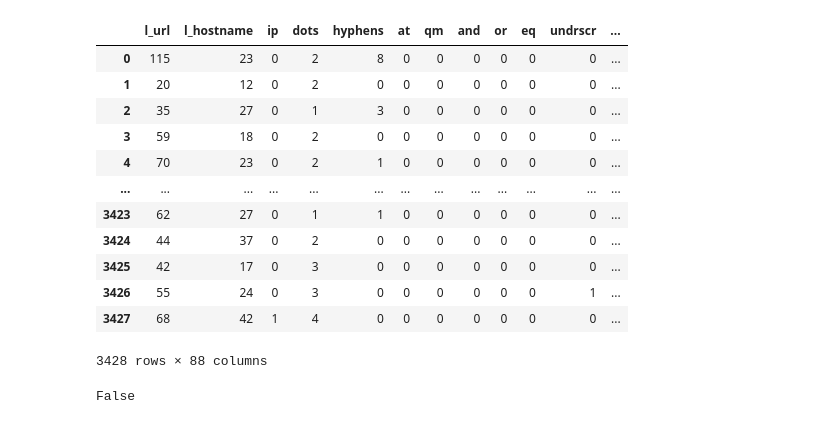
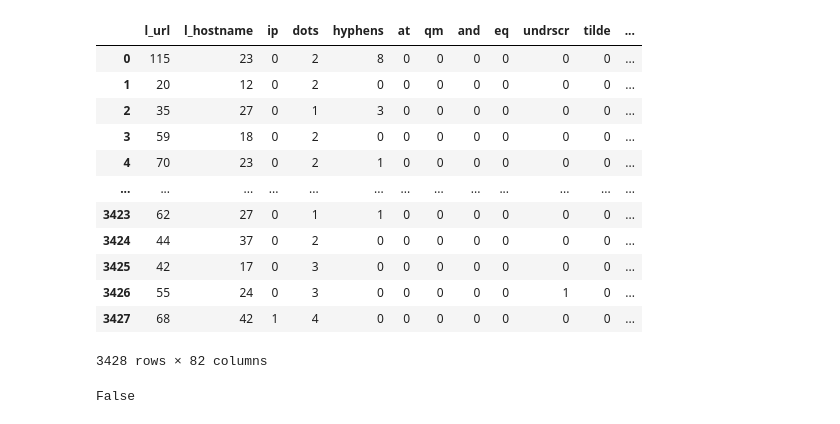
Before and after one commit to AmeerEleyan/ML-Projects, a Jupyter notebook: Project_2/COMP4388_SecondProject_1191076_1190478.ipynb, the cells around one changed output. Saved outputs shown, nothing was run; the diff lists cells and outputs as text; code cells hidden in the pictures.

```diff
--- a/Project_2/Project_2.ipynb
+++ b/Project_2/COMP4388_SecondProject_1191076_1190478.ipynb
@@ -72,8 +74,8 @@ training_data_set.loc[(training_data_set!=0).any(axis=1)]
 # %%
 #delete rows with zero values(testing_data_set)
-testing_data_set.loc[(testing_data_set!=0).any(axis=1)]
+testing_data_set[testing_data_set.columns[(testing_data_set!=0).any(axis = 0)]]
 # %% [output]
-|  | l_url | l_hostname | ip | dots | hyphens | at | qm | and | or | eq | undrscr | ... |
+|  | l_url | l_hostname | ip | dots | hyphens | at | qm | and | eq | undrscr | tilde | ... |
 | 0 | 115 | 23 | 0 | 2 | 8 | 0 | 0 | 0 | 0 | 0 | 0 | ... |
 | 1 | 20 | 12 | 0 | 2 | 0 | 0 | 0 | 0 | 0 | 0 | 0 | ... |
 | 2 | 35 | 27 | 0 | 1 | 3 | 0 | 0 | 0 | 0 | 0 | 0 | ... |
@@ -83,9 +85,9 @@ testing_data_set.loc[(testing_data_set!=0).any(axis=1)]
 | 3423 | 62 | 27 | 0 | 1 | 1 | 0 | 0 | 0 | 0 | 0 | 0 | ... |
 | 3424 | 44 | 37 | 0 | 2 | 0 | 0 | 0 | 0 | 0 | 0 | 0 | ... |
 | 3425 | 42 | 17 | 0 | 3 | 0 | 0 | 0 | 0 | 0 | 0 | 0 | ... |
-| 3426 | 55 | 24 | 0 | 3 | 0 | 0 | 0 | 0 | 0 | 0 | 1 | ... |
+| 3426 | 55 | 24 | 0 | 3 | 0 | 0 | 0 | 0 | 0 | 1 | 0 | ... |
 | 3427 | 68 | 42 | 1 | 4 | 0 | 0 | 0 | 0 | 0 | 0 | 0 | ... |
-3428 rows × 88 columns
+3428 rows × 82 columns
 # %%
 # check if there are no missing values in training_data_set
 training_data_set.isnull().values.any()
```
Also changed, not shown: parts of 10 cells of this notebook, 2 other files.
